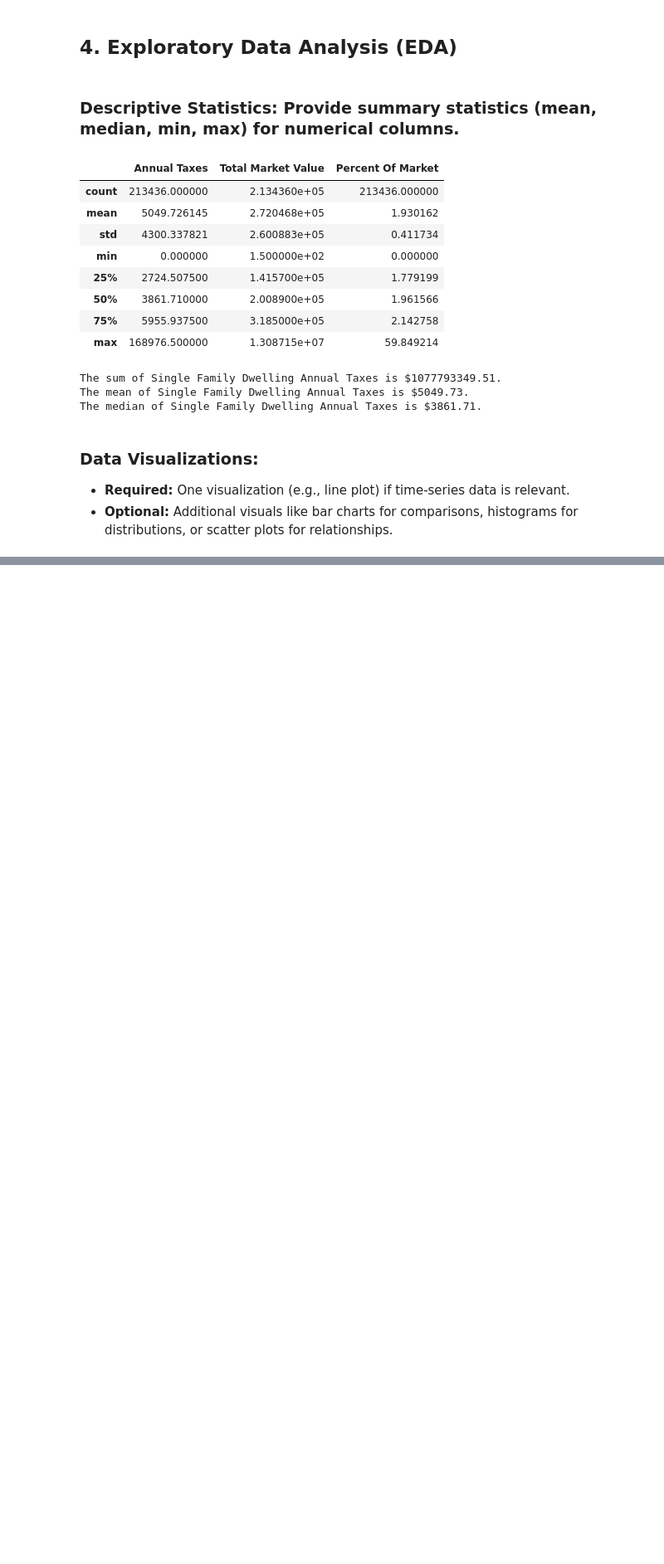
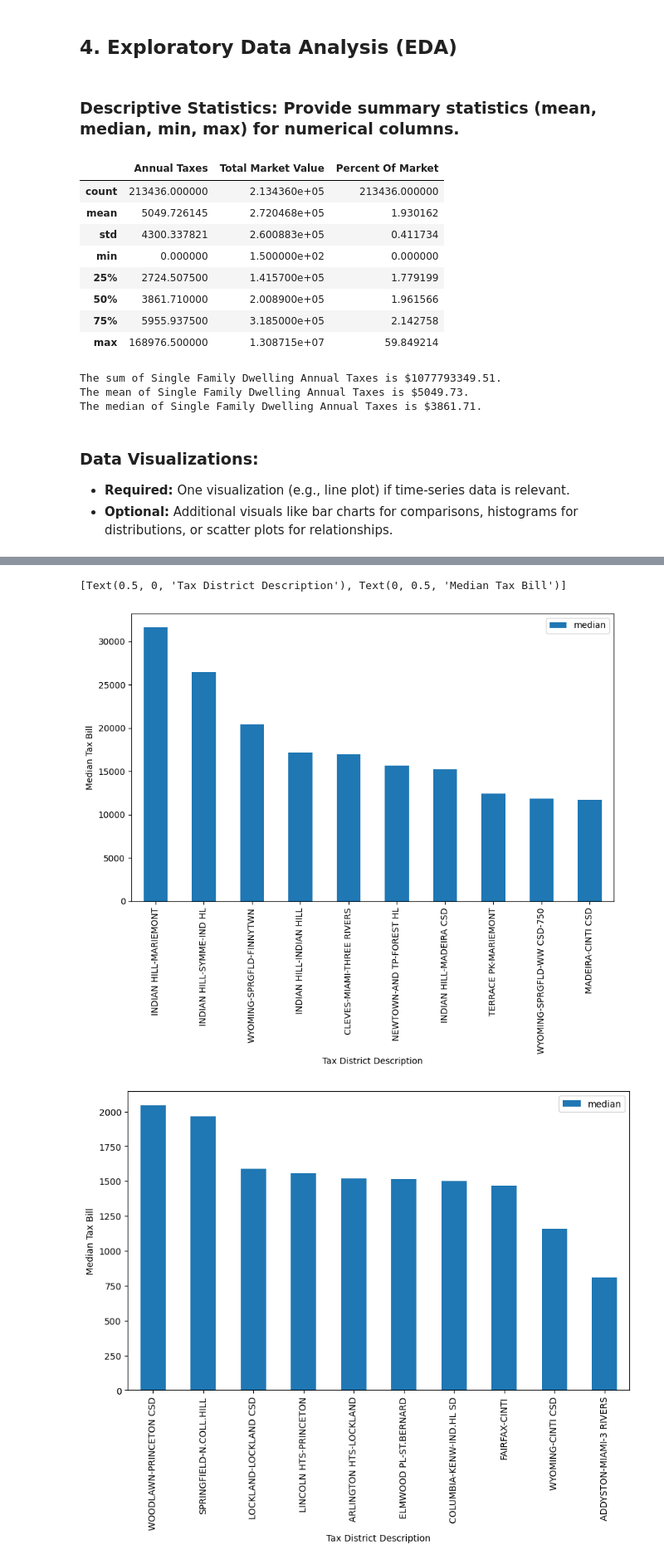
Before and after one commit to judd-jacobs/jacobs_judd_m2_project, a Jupyter notebook: jacobs_judd.ipynb, the cells around one changed output, grey strips where cells are left out. Shown: that part at 83% size. Saved outputs shown, nothing was run; the diff lists cells and outputs as text; code cells hidden in the pictures; blank space fills up the shorter version.

```diff
--- a/jacobs_judd.ipynb
+++ b/jacobs_judd.ipynb
@@ -329,0 +316,3 @@ summary_stats.plot(kind ='bar')#, figsize=(10, 6), title="Annual Taxes Summary b
+# %%
+summary_stats_median = summary_stats[['Tax District Desc', 'median']]
+summary_stats_median
@@ -330,3 +333,36 @@ summary_stats.plot(kind ='bar')#, figsize=(10, 6), title="Annual Taxes Summary b
+# %%
+# # Plot for top 10 and bottom 10 median total tax bill values
+summary_stats_median_plot_head = summary_stats_median.head(10)
+summary_stats_median_plot_tail = summary_stats_median.tail(10)
+
+# Set the x-axis label as 'Tax District Description' and the y-axis label as 'Median Tax Bill'
+
+summary_stats_median_plot_head.plot(
+    kind = 'bar',
+    x = 'Tax District Desc',
+    y = 'median',
+    rot = 90,
+    figsize = (10,6)
+).set(
+    xlabel='Tax District Description',
+    ylabel='Median Tax Bill'
+)
+
+# Set the x-axis label as 'Tax District Description' and the y-axis label as 'Median Tax Bill'
+summary_stats_median_plot_tail.plot(
+    kind = 'bar',
+    x = 'Tax District Desc',
+    y = 'median',
+    rot = 90,
+    figsize = (10,6)
+).set(
+    xlabel='Tax District Description',
+    ylabel='Median Tax Bill'
+)
+# %% [output]
+[Text(0.5, 0, 'Tax District Description'), Text(0, 0.5, 'Median Tax Bill')]
+[figure, added]
+[figure, added]
 # %% [markdown]
 ## 5. **Analysis and Insights**
 ### **Findings:** Summarize any patterns observed and address the main project question. State your findings in a markdown cell
```
Also changed, not shown: parts of 10 cells of this notebook.
